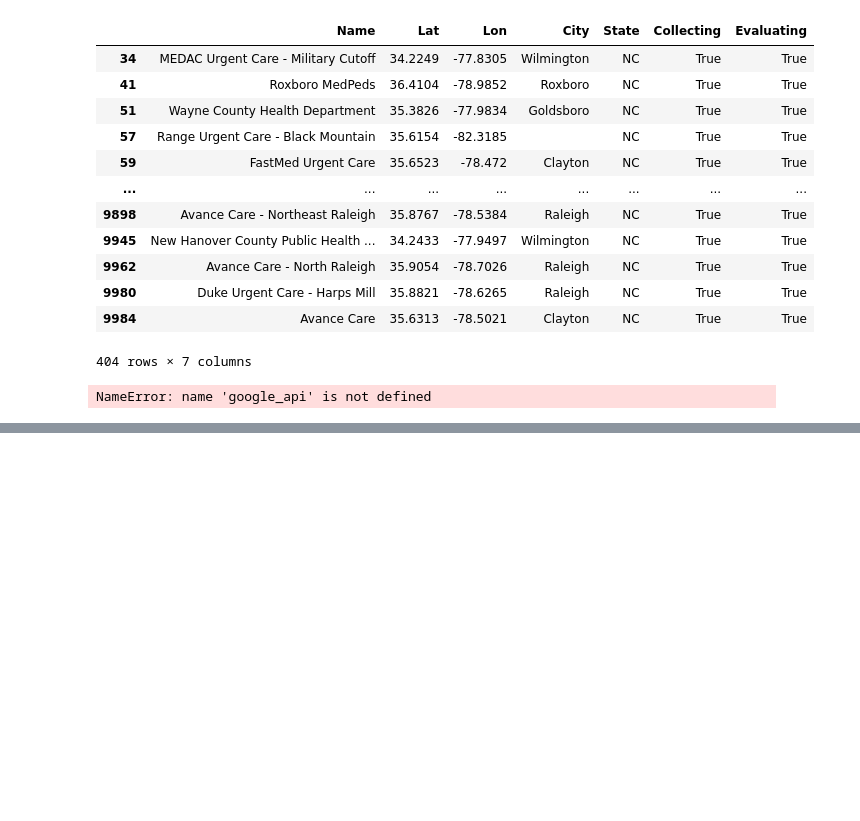
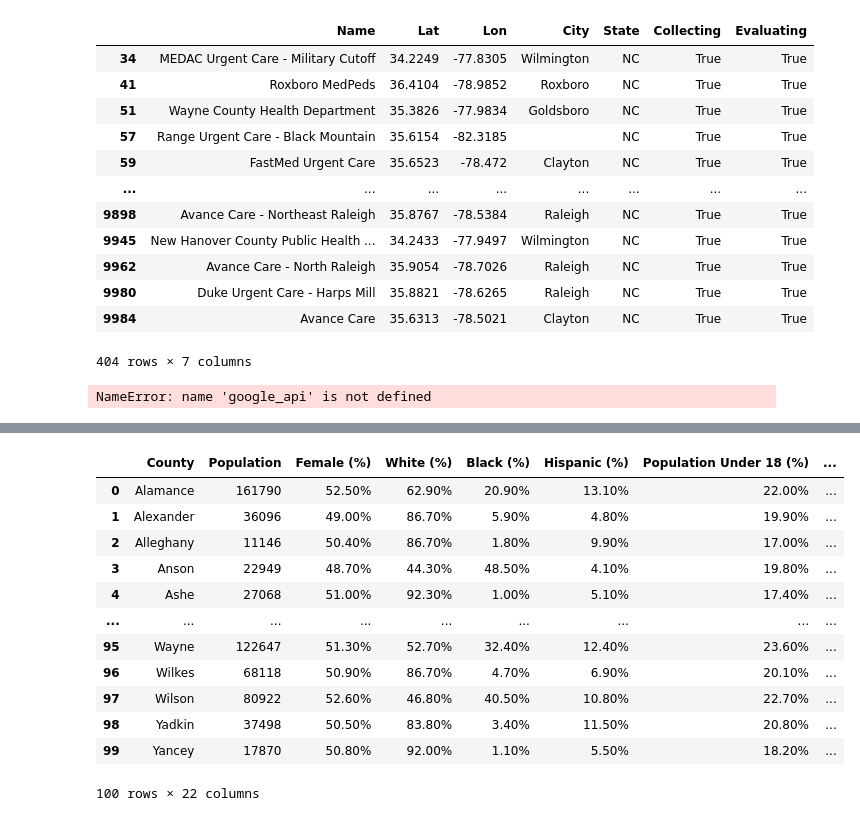
Before and after one commit to colbyhoke/project_1, a Jupyter notebook: covidapi_demo.ipynb, the cells around one changed output, grey strips where cells are left out. Saved outputs shown, nothing was run; the diff lists cells and outputs as text; code cells hidden in the pictures; blank space fills up the shorter version.

```diff
--- a/covidapi_demo.ipynb
+++ b/covidapi_demo.ipynb
@@ -459,35 +479,57 @@ demo_summary4.head(50)
 # %%
 # Format Dataframe so column values work with regression equations
-density_df = pd.read_csv('../07 20 2020 regression data.csv')
+risk_df = pd.read_csv('./NC_counties_risk factors.csv')
+risk_df = risk_df[~risk_df.rfgrp.str.contains("1-2")]
+risk_df = risk_df[~risk_df.rfgrp.str.contains("PL")]
+#risk_df = risk_df[risk_df.rfgrp != 1-2RF]
+#risk_df = risk_df[risk_df.rfgrp != 3PLRF]
+risk_list = list(risk_df.percentage)
+
 
 
 df = demo_summary4.astype(str)
-df['Pop Density/mile'] = density_df['Pop Density/mile']
+risk_list = risk_df['percentage'].tolist()
 
 df.dtypes
 
 for x in df:
-    if x == "County":
+    if x == "County" or 'Pop Density/mile':
         continue
     if(df[x].dtype == 'object'):
         if df[x].str.contains('%').any():
             df[x] = df[x].str.replace(',', '')
             df[x] = df[x].str.replace('%', '')
             df[x] = df[x].astype('float')
             continue
         df[x] = df[x].str.replace('$', '')
         df[x] = df[x].str.replace('.', '')
         df[x] = df[x].str.replace(',', '')
         df[x] = df[x].astype('float')
 
 # Reset Cases Per 10,000 Residents Value
-df['RF0'] = density_df['RF0']
 
+df['RF0'] = risk_list
 
 df['Cases Per 10,000 Residents'] = ((summary_df['cases'] / summary_df['population']) * 10000).values
 
-#density_df
+
+#risk_df
 df
+#print(risk_list)
+# %% [output]
+|  | County | Population | Female (%) | White (%) | Black (%) | Hispanic (%) | Population Under 18 (%) | ... |
+| 0 | Alamance | 161790 | 52.50% | 62.90% | 20.90% | 13.10% | 22.00% | ... |
+| 1 | Alexander | 36096 | 49.00% | 86.70% | 5.90% | 4.80% | 19.90% | ... |
+| 2 | Alleghany | 11146 | 50.40% | 86.70% | 1.80% | 9.90% | 17.00% | ... |
+| 3 | Anson | 22949 | 48.70% | 44.30% | 48.50% | 4.10% | 19.80% | ... |
+| 4 | Ashe | 27068 | 51.00% | 92.30% | 1.00% | 5.10% | 17.40% | ... |
+| ... | ... | ... | ... | ... | ... | ... | ... | ... |
+| 95 | Wayne | 122647 | 51.30% | 52.70% | 32.40% | 12.40% | 23.60% | ... |
+| 96 | Wilkes | 68118 | 50.90% | 86.70% | 4.70% | 6.90% | 20.10% | ... |
+| 97 | Wilson | 80922 | 52.60% | 46.80% | 40.50% | 10.80% | 22.70% | ... |
+| 98 | Yadkin | 37498 | 50.50% | 83.80% | 3.40% | 11.50% | 20.80% | ... |
+| 99 | Yancey | 17870 | 50.80% | 92.00% | 1.10% | 5.50% | 18.20% | ... |
+100 rows × 22 columns
 # %%
 #Initial observations:
 #As population increases, Cases per 10000 residents also seems to increase
```
Also changed, not shown: parts of 17 cells of this notebook, 1 other file.
